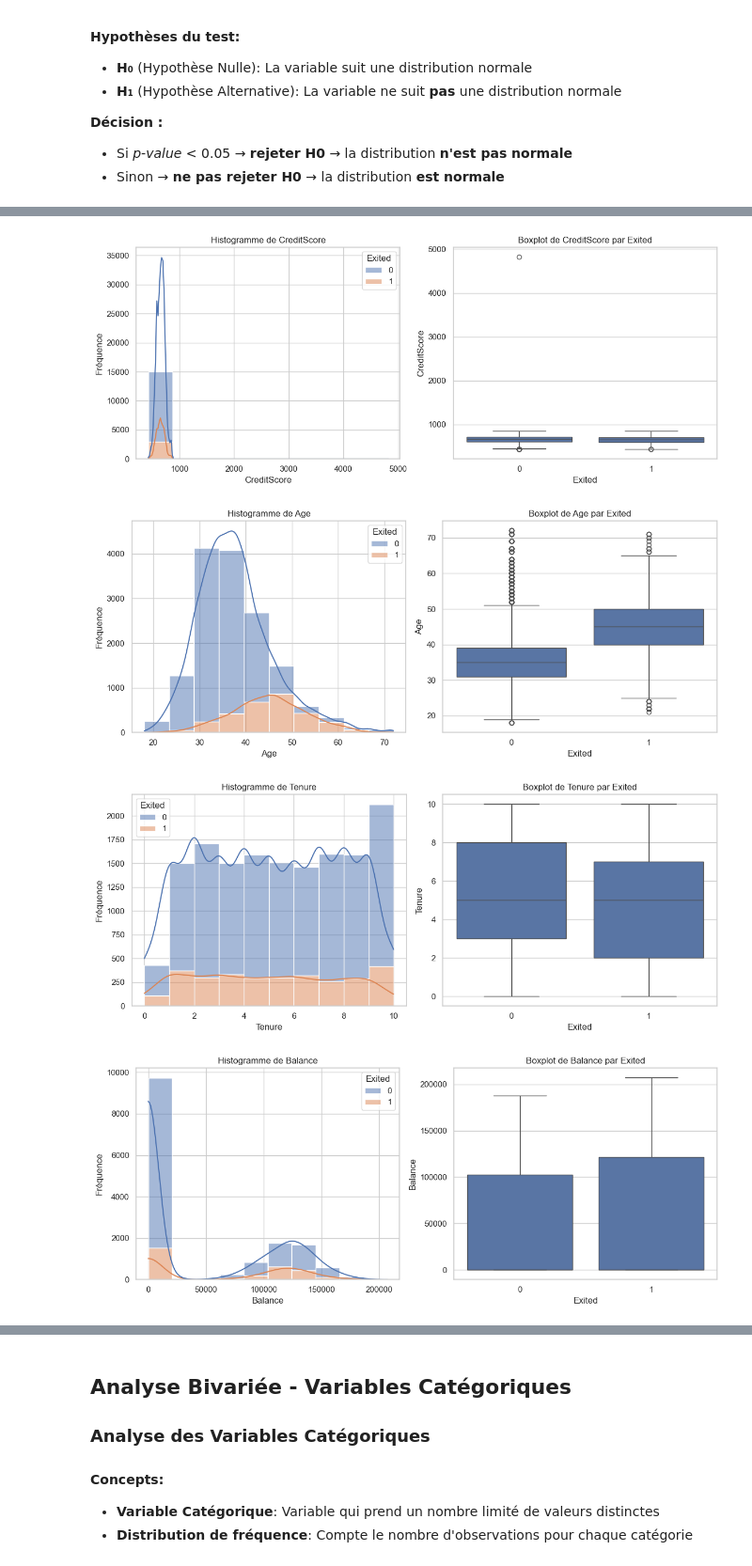
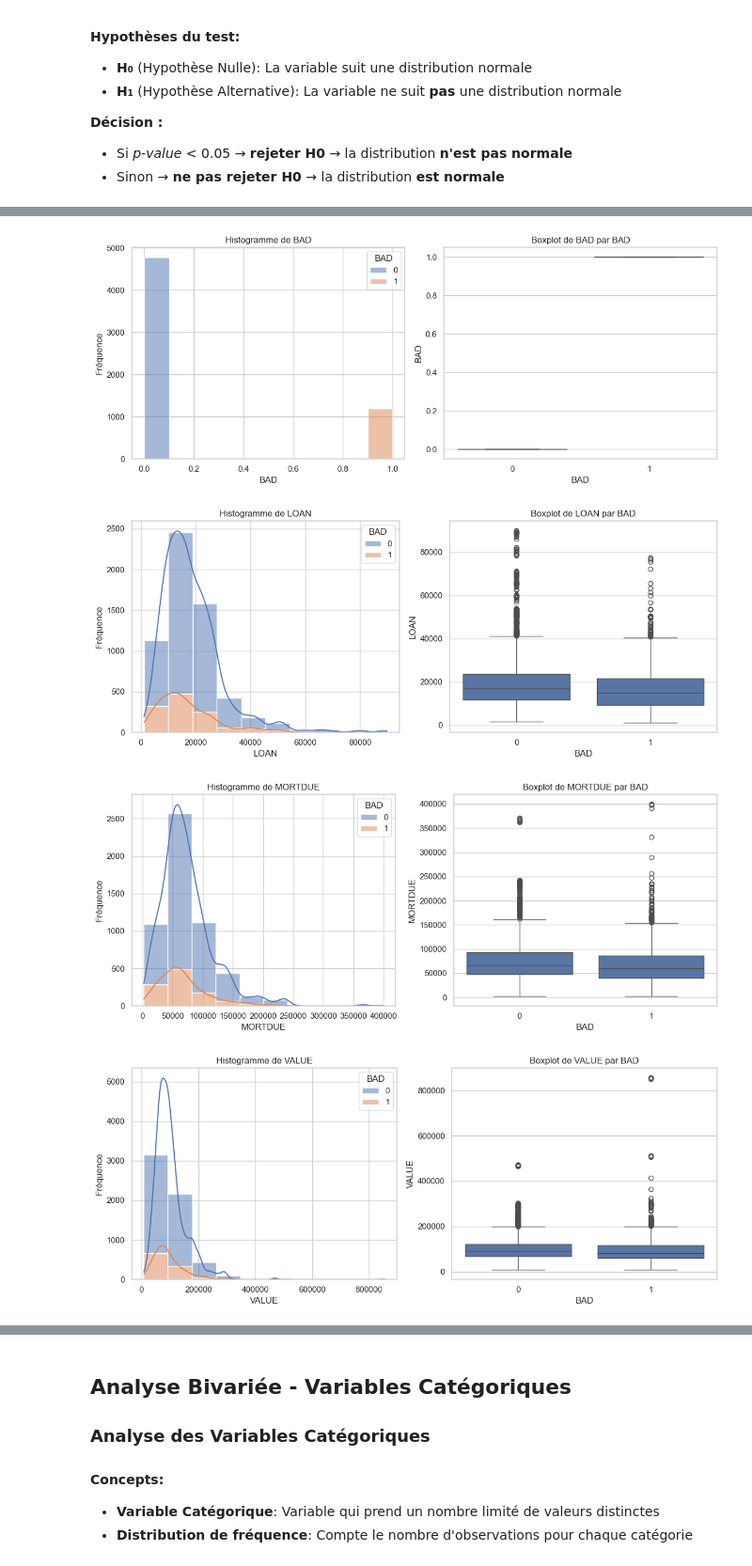
Before and after one commit to Bilelly/Credit-Scoring-Default-Risk-Prediction-for-Home-Equity-Loans, a Jupyter notebook: notebooks/01_data_exploration.ipynb, the cells around one changed output, grey strips where cells are left out. Shown at 94% size. Cells and saved outputs as stored; diff of their text form; code cells hidden in the pictures.

```diff
--- a/notebooks/01_data_exploration.ipynb
+++ b/notebooks/01_data_exploration.ipynb
@@ -16,7 +19,7 @@ Chargement et Inspection des Données
 ---
 # %%
 # Load the dataset
-df_train = pd.read_csv('../data/brut_data.csv')
+df_train = pd.read_csv('../data/Data.csv')
 # %%
 # Explore the dataset
 # Display the first few rows of the dataset
@@ -100,7 +105,5 @@ La variable **Exited** est notre cible:
 # Select Target variable
 #Y = df_train['Exited']
 #df_train.drop(columns=['Exited'], inplace=True)
-# %%
-df_train['Exited'] = df_train['Exited'].astype('int')
 # %%
 # Target variable
@@ -129,6 +130,6 @@ Nettoyage et Préparation
 # %%
 # Drop unnecessary columns
-df_train.drop(['id','Surname','CustomerId'],axis=1, inplace=True)
+#df_train.drop(['id','Surname','CustomerId'],axis=1, inplace=True)
 # %%
 # display the shape of the dataset after dropping columns
 df_train.shape
@@ -238,0 +269,2 @@ plt.show()
+# %%
+var_num = var_num.dropna
@@ -312,29 +362,29 @@ plt.show()
 # %%
 # Distribution des variables en fonction de la target
 sns.set(style="whitegrid")
 
 # Tracer un histogramme et un boxplot pour chaque variable numérique
 for feature in var_num:
     plt.figure(figsize=(12, 5))
 
     # Histogramme
     plt.subplot(1, 2, 1)
-    sns.histplot(df_train, x=feature, hue=df_train['Exited'], multiple="stack", bins=10, kde=True)
+    sns.histplot(df_train, x=feature, hue=df_train['BAD'], multiple="stack", bins=10, kde=True)
     plt.title(f'Histogramme de {feature}')
     plt.xlabel(feature)
     plt.ylabel('Fréquence')
 
     # Boxplot
     plt.subplot(1, 2, 2)
-    sns.boxplot(x=df_train['Exited'], y=feature, data=df_train)
-    plt.title(f'Boxplot de {feature} par Exited')
-    plt.xlabel('Exited')
+    sns.boxplot(x=df_train['BAD'], y=feature, data=df_train)
+    plt.title(f'Boxplot de {feature} par BAD')
+    plt.xlabel('BAD')
     plt.ylabel(feature)
 
     plt.tight_layout()
     plt.show()
 # %% [output]
-[figure, old version]
+[figure, new version]
-[figure, old version]
+[figure, new version]
-[figure, old version]
+[figure, new version]
-[figure, old version]
+[figure, new version]
```
Also changed, not shown: parts of 33 cells of this notebook, 6 other files.
